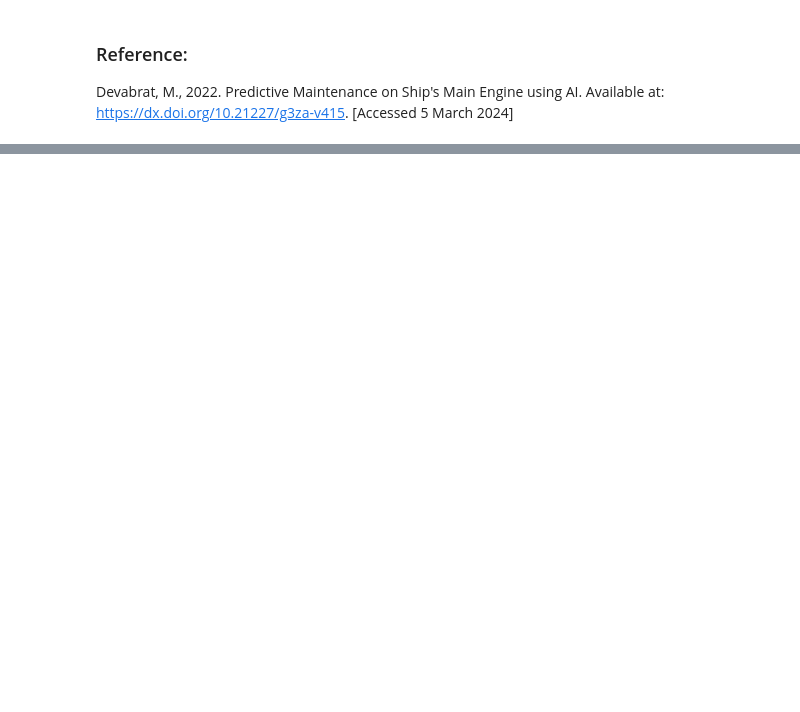
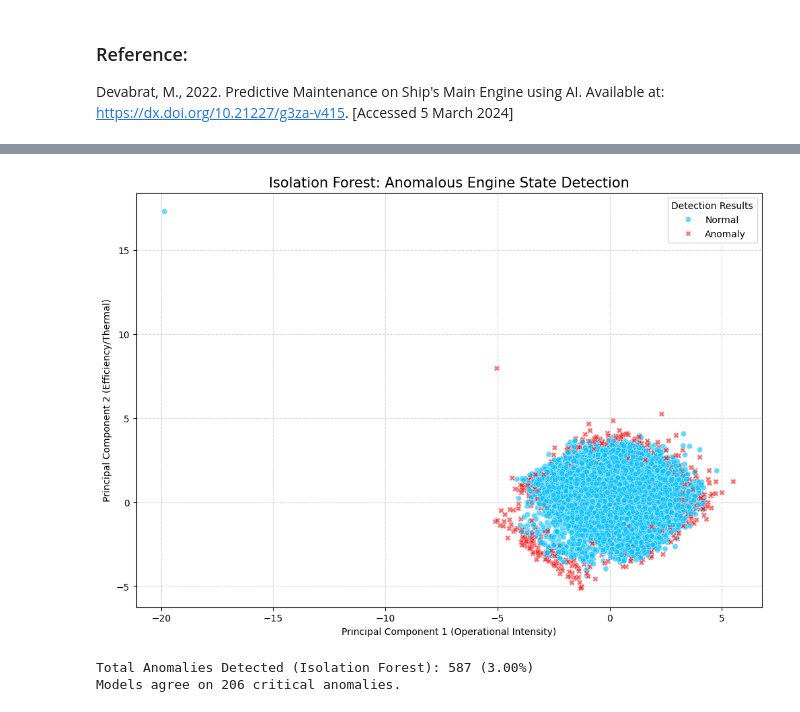
Before and after one commit to susanavenda/data_cambridge, a Jupyter notebook: Venda_Susana_CAM_DS_C101_Mini_project_5_3_1.ipynb, the cells around one changed output, grey strips where cells are left out. Cells and saved outputs as stored; diff of their text form; code cells hidden in the pictures; blank space fills up the shorter version.

```diff
--- a/Venda_Susana_CAM_DS_C101_Mini_project_5_3_1.ipynb
+++ b/Venda_Susana_CAM_DS_C101_Mini_project_5_3_1.ipynb
@@ -579,0 +796,71 @@ Devabrat, M., 2022. Predictive Maintenance on Ship's Main Engine using AI. Avail
+# %%
+import pandas as pd
+import numpy as np
+import matplotlib.pyplot as plt
+import seaborn as sns
+from sklearn.ensemble import IsolationForest
+from sklearn.svm import OneClassSVM
+from sklearn.preprocessing import StandardScaler
+from sklearn.decomposition import PCA
+
+# 1. Load and Preprocess (Using the same logic as SVM)
+url = "https://raw.githubusercontent.com/fourthrevlxd/cam_dsb/main/engine.csv"
+df = pd.read_csv(url)
+
+# Use the same engineered features for consistency
+df['lub_efficiency'] = df['Lub oil pressure'] / (df['lub oil temp'] + 1e-6)
+df['cooling_delta'] = df['Coolant pressure'] - df['Coolant temp']
+
+features = ['Engine rpm', 'Lub oil pressure', 'Fuel pressure',
+            'Coolant pressure', 'lub oil temp', 'Coolant temp',
+            'lub_efficiency', 'cooling_delta']
+
+scaler = StandardScaler()
+X_scaled = scaler.fit_transform(df[features])
+
+# Run One-Class SVM prediction to ensure 'svm_anomaly' is present
+oc_svm = OneClassSVM(kernel='rbf', gamma=0.1, nu=0.03)
+df['svm_anomaly'] = oc_svm.fit_predict(X_scaled)
+df['svm_anomaly'] = df['svm_anomaly'].apply(lambda x: 1 if x == -1 else 0)
+
+# 2. Fit Isolation Forest
+# contamination=0.03 aligns with your target anomaly rate
+iso_forest = IsolationForest(n_estimators=100, contamination=0.03, random_state=42)
+df['iso_anomaly'] = iso_forest.fit_predict(X_scaled)
+
+# 3. PCA for Visualization (2D Projection)
+pca = PCA(n_components=2)
+X_pca = pca.fit_transform(X_scaled)
+
+# 4. Plotting the Results
+plt.figure(figsize=(12, 8))
+plt.title("Isolation Forest: Anomalous Engine State Detection", fontsize=15)
+
+# Map -1 to 'Anomaly' and 1 to 'Normal' for the legend
+df['Status'] = df['iso_anomaly'].map({1: 'Normal', -1: 'Anomaly'})
+
+sns.scatterplot(x=X_pca[:, 0], y=X_pca[:, 1],
+                hue=df['Status'],
+                palette={'Normal': 'deepskyblue', 'Anomaly': 'red'},
+                style=df['Status'],
+                markers={'Normal': 'o', 'Anomaly': 'X'},
+                alpha=0.6)
+
+plt.xlabel('Principal Component 1 (Operational Intensity)')
+plt.ylabel('Principal Component 2 (Efficiency/Thermal)')
+plt.legend(title="Detection Results")
+plt.grid(True, linestyle='--', alpha=0.5)
+plt.show()
+
+# 5. Output the Metric
+iso_count = len(df[df['iso_anomaly'] == -1])
+print(f"Total Anomalies Detected (Isolation Forest): {iso_count} ({iso_count/len(df)*100:.2f}%)")
+
+# Check how many points both models agree on
+# Note: Assuming you want overlap where both models mark as anomaly (-1)
+overlap = len(df[(df['svm_anomaly'] == 1) & (df['iso_anomaly'] == 1)])
+print(f"Models agree on {overlap} critical anomalies.")
+# %% [output]
+[figure, added]
+Total Anomalies Detected (Isolation Forest): 587 (3.00%)
+Models agree on 206 critical anomalies.
```
Also changed, not shown: parts of 15 cells of this notebook.
